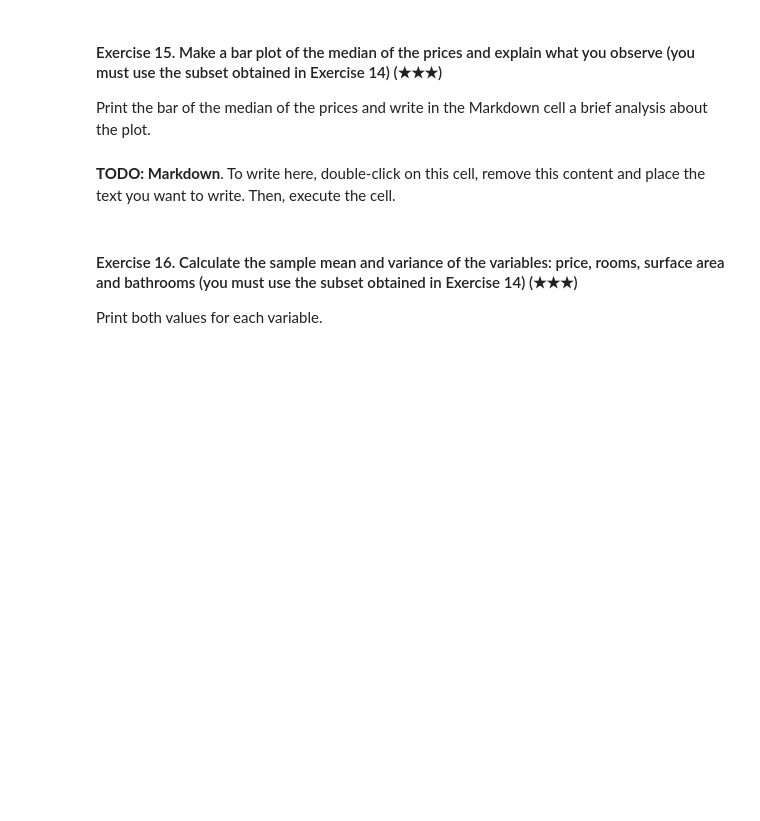
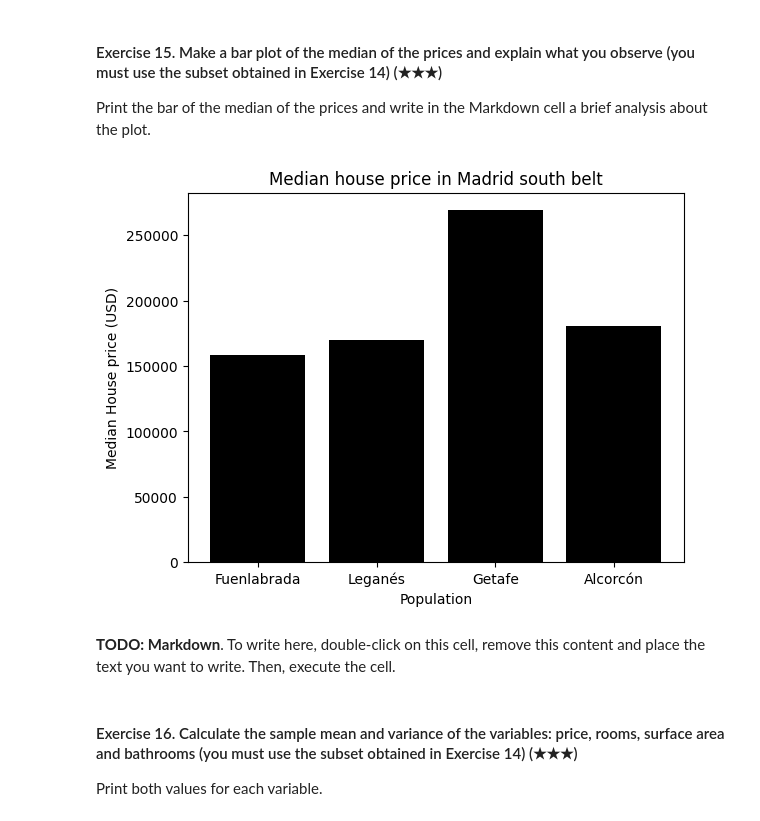
Before and after one commit to 4GeeksAcademy/burton78realestate-datacleanup-exercise, a Jupyter notebook: project.ipynb, the cells around one changed output. Cells and saved outputs as stored; diff of their text form; code cells hidden in the pictures; blank space fills up the shorter version.

```diff
--- a/project.ipynb
+++ b/project.ipynb
@@ -132,3 +298,11 @@ Print both the population and the number of houses.
 Hint: Filter the original DataFrame using the column `level5` and the function `isin`.
 # %%
 # TODO
+south_belt_populations=["Fuenlabrada", "Leganés", "Getafe", "Alcorcón"]
+
+subset_df=ds[ds['level5'].isin(south_belt_populations)].copy()
+
+# Remove rows that have zero for price or area (we are going to work with these features a lot in the next few questions)
+subset_df=subset_df[subset_df['price'] != 0]
+subset_df=subset_df[subset_df['surface'] != 0]
+subset_df.head()
@@ -137,7 +339,21 @@ Hint: Filter the original DataFrame using the column `level5` and the function `
 
 Print the bar of the median of the prices and write in the Markdown cell a brief analysis about the plot.
 # %%
-# TODO: Code
+# TODO
+medians=subset_df.groupby('level5')[['price']].median()
+
+plt.title('Median house price in Madrid south belt')
+
+for i, population in enumerate(south_belt_populations):
+
+    plt.bar(i,medians.loc[population].values[0], color="black")
+
+plt.xlabel('Population')
+plt.ylabel('Median House price (USD)')
+plt.xticks(range(len(south_belt_populations)), south_belt_populations)
+plt.show()
+# %% [output]
+[figure, added]
 # %% [markdown]
 **TODO: Markdown**. To write here, double-click on this cell, remove this content and place the text you want to write. Then, execute the cell.
 # %% [markdown]
```
Also changed, not shown: parts of 27 cells of this notebook.
